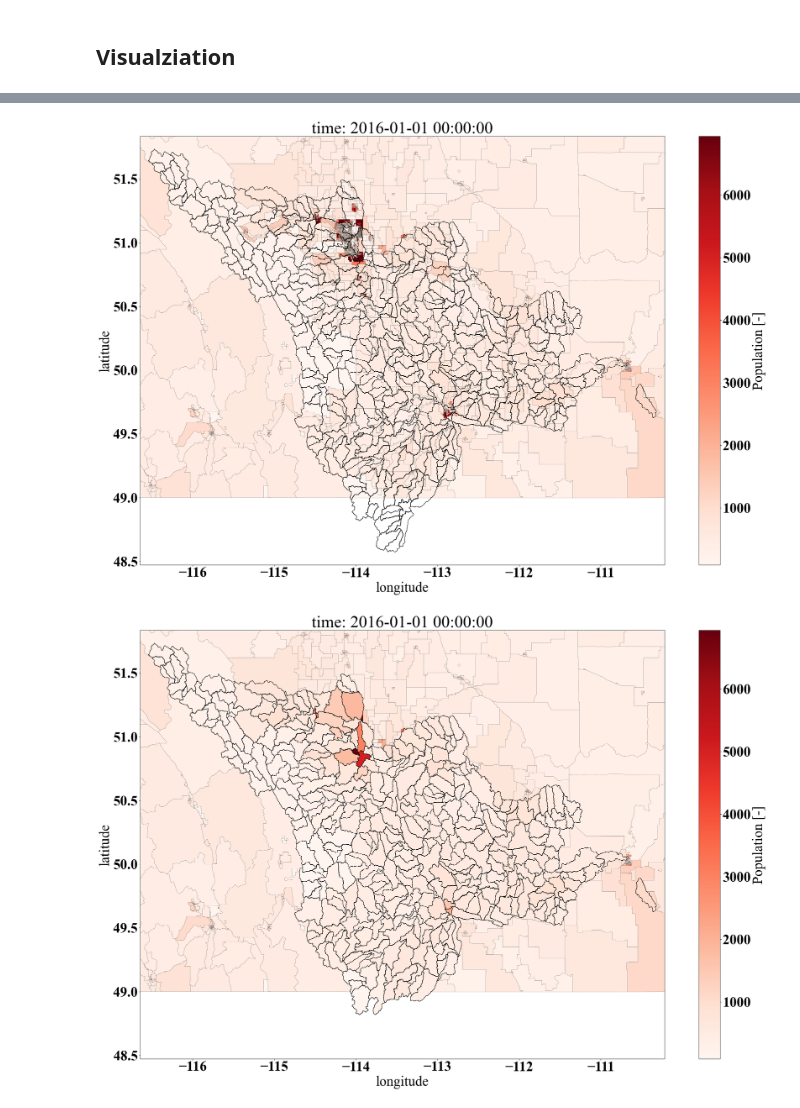
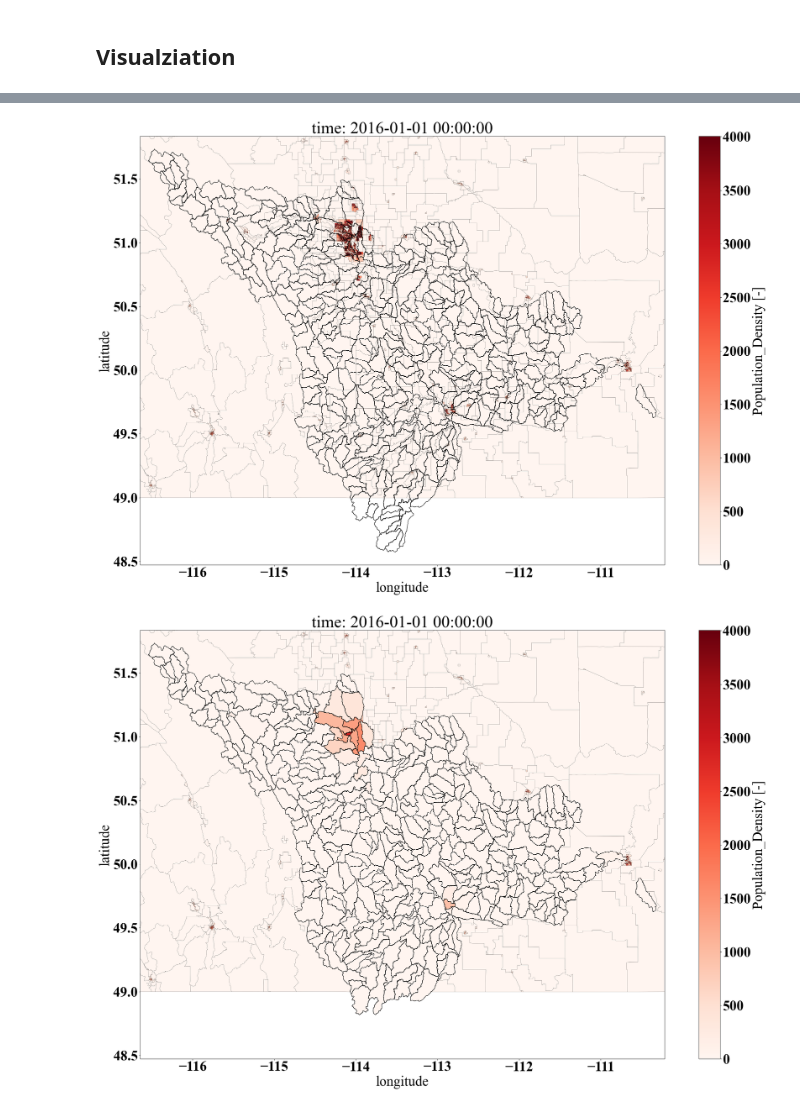
Before and after one commit to ShervanGharari/EASYMORE, a Jupyter notebook: examples/05_irregular_shapes.ipynb, the cells around one changed output, grey strips where cells are left out. Drawn from its saved outputs; the diff is of its cells as text; code cells hidden in the pictures.

```diff
--- a/examples/05_irregular_shapes.ipynb
+++ b/examples/05_irregular_shapes.ipynb
@@ -160,11 +160,11 @@ source_nc_var_lon          = 'lon'
 source_nc_var_lat          = 'lat'
 source_nc_var_ID           = 'DAUID'
 source_nc_var_time         = 'time'
-source_nc_var_name         = 'Population'
+source_nc_var_name         = 'Population_Density'
 source_shp_name            = './data/target_shapefiles/dissemination_area.shp'
 source_shp_field_ID        = 'DAUID'
 remapped_nc_name           = './output/Dessimination_Area_remapped_2016-01-01-00-00-00.nc'
-remapped_nc_var_name       = 'Population'
+remapped_nc_var_name       = 'Population_Density'
 remapped_nc_var_ID         = 'ID'
 remapped_nc_var_time       = 'time'
 time_step_of_viz           = '2016-01-01 00:00:00'
@@ -271,5 +271,5 @@ min: 92.0, max: 6939.058436660144 for variable: Population in remapped nc file f
-[figure, old version]
+[figure, new version]
-[figure, old version]
+[figure, new version]
 # %%
 # merge the two figures into one
 from PIL import Image, ImageFont, ImageDraw
```
Also changed, not shown: parts of 3 cells of this notebook, 1 other file.
